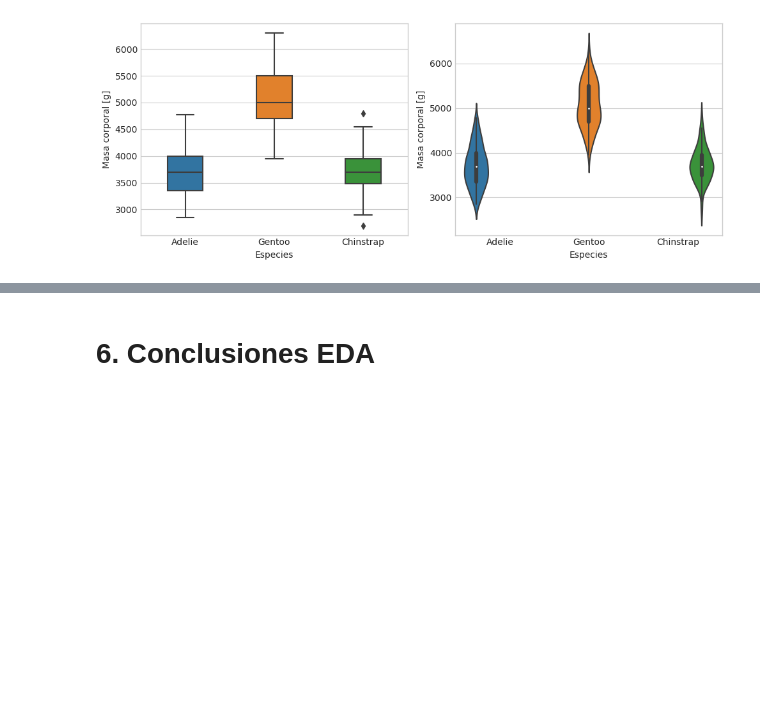
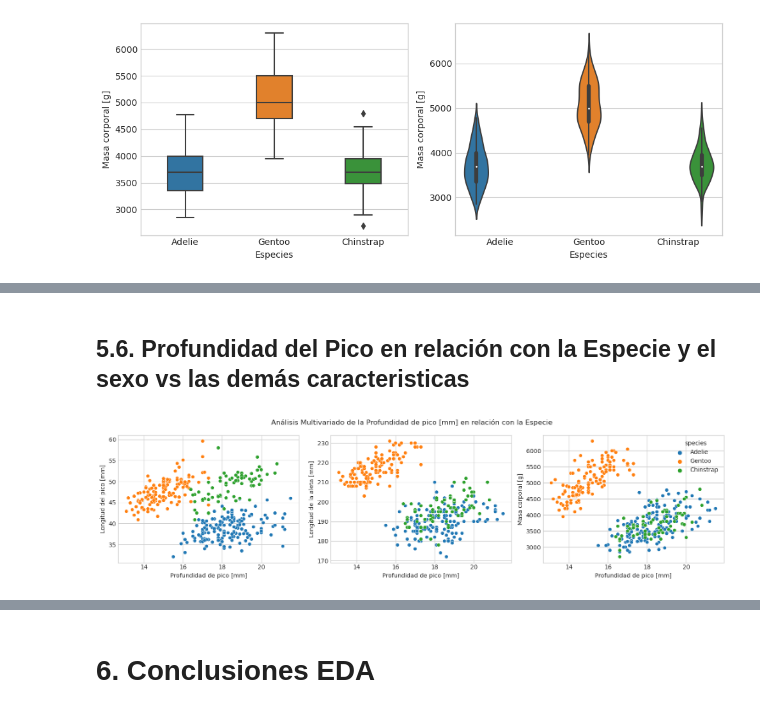
Before and after one commit to JoePortilla/PalmerPenguins-EDA, a Jupyter notebook: PalmerPenguins-EDA.ipynb, the cells around one changed output, grey strips where cells are left out. Cells and saved outputs as stored; diff of their text form; code cells hidden in the pictures; blank space fills up the shorter version.

```diff
--- a/PalmerPenguins-EDA.ipynb
+++ b/PalmerPenguins-EDA.ipynb
@@ -523,0 +639,36 @@ plt.tight_layout()
+# %% [markdown]
+## 5.6. Profundidad del Pico en relación con la Especie y el sexo vs las demás caracteristicas
+# %%
+hue = 'species'
+bl = 'bill_length_mm'; bl_ = 'Longitud del pico [mm]'
+bd = 'bill_depth_mm'; bd_ = 'Profundidad de pico [mm]'
+fl = 'flipper_length_mm'; fl_ = 'Longitud de la aleta [mm]'
+bm = 'body_mass_g'; bm_ = 'Masa corporal [g]'
+
+var1 = bl; var1_ = bl_
+var = bd; var_ = bd_
+var2 = fl; var2_ = fl_
+var3 = bm; var3_ = bm_
+
+# Ajustes de la figura de Matplotlib
+fig, ax = plt.subplots(nrows=1, ncols=3, figsize=(15, 4), sharex=True)
+
+sns.scatterplot(data=df, x=var, y=var1, ax=ax[0], hue=hue)
+ax[0].set_xlabel(var_)
+ax[0].set_ylabel(var1_)
+ax[0].get_legend().remove()
+
+sns.scatterplot(data=df, x=var, y=var2, ax=ax[1], hue=hue)
+ax[1].set_xlabel(var_)
+ax[1].set_ylabel(var2_)
+ax[1].get_legend().remove()
+
+sns.scatterplot(data=df, x=var, y=var3, ax=ax[2], hue=hue)
+ax[2].set_xlabel(var_)
+ax[2].set_ylabel(var3_)
+
+fig.suptitle(f'Análisis Multivariado de la {var_} en relación con la Especie')
+
+plt.tight_layout()
+# %% [output]
+[figure, added]
```
Also changed, not shown: parts of 18 cells of this notebook.
